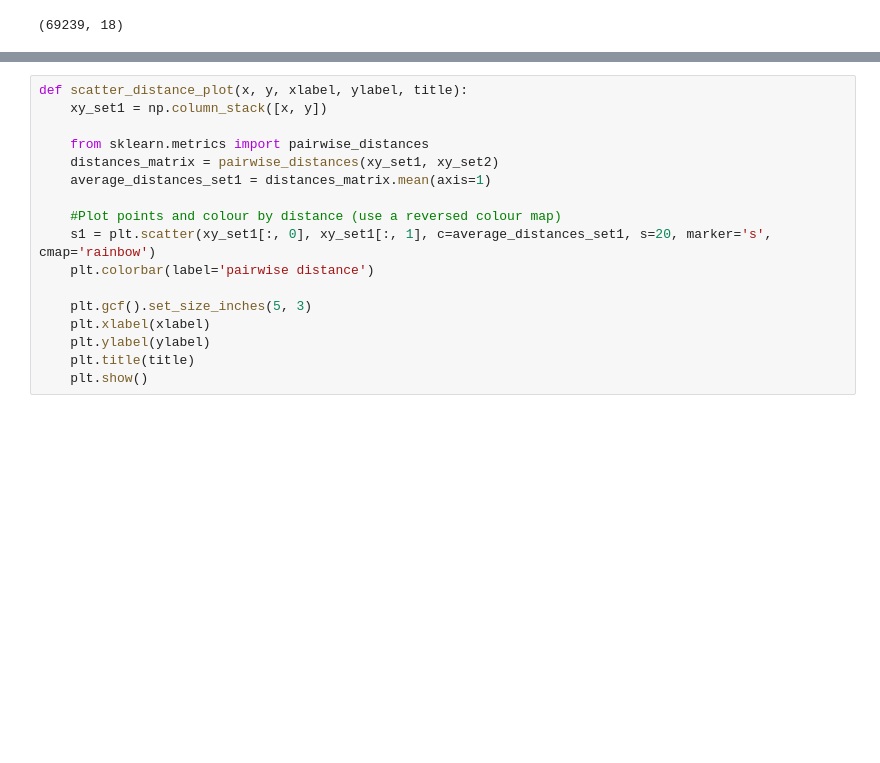
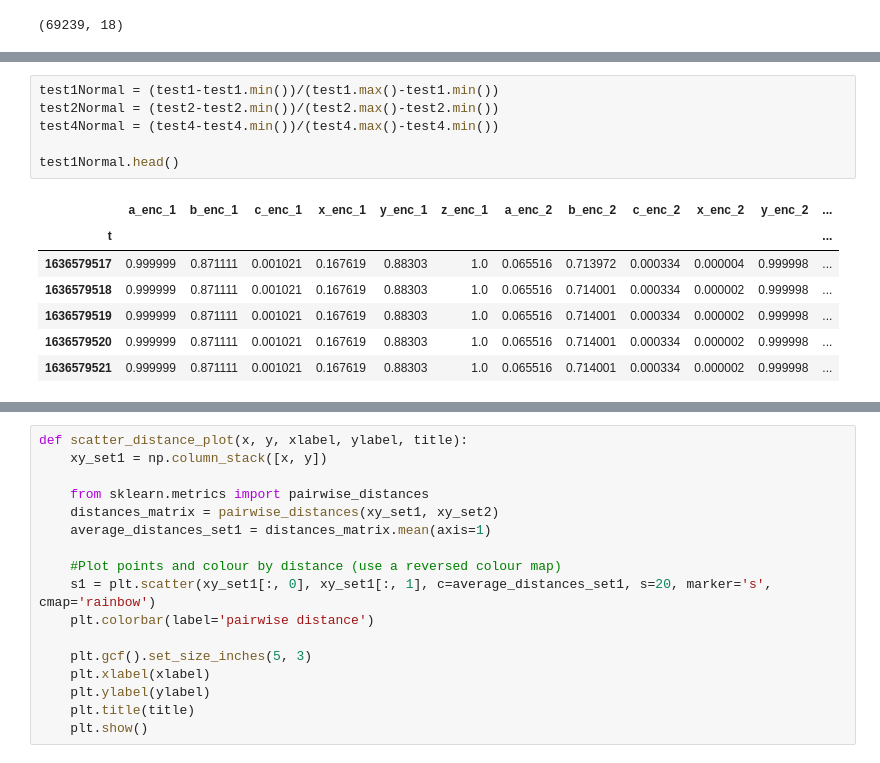
Before and after one commit to vputnam/machine_learning_soln, a Jupyter notebook: Jupyter/DataProcessing.ipynb, the cells around one changed output, grey strips where cells are left out. Drawn from its saved outputs; the diff is of its cells as text; blank space fills up the shorter version.

```diff
--- a/Jupyter/DataProcessing.ipynb
+++ b/Jupyter/DataProcessing.ipynb
@@ -43,0 +52,14 @@ def trisurf_plot(xR1, yR1, zR1, xR2, yR2, zR2, title):
+# %%
+test1Normal = (test1-test1.min())/(test1.max()-test1.min())
+test2Normal = (test2-test2.min())/(test2.max()-test2.min())
+test4Normal = (test4-test4.min())/(test4.max()-test4.min())
+
+test1Normal.head()
+# %% [output]
+|  | a_enc_1 | b_enc_1 | c_enc_1 | x_enc_1 | y_enc_1 | z_enc_1 | a_enc_2 | b_enc_2 | c_enc_2 | x_enc_2 | y_enc_2 | ... |
+| t |  |  |  |  |  |  |  |  |  |  |  | ... |
+| 1636579517 | 0.999999 | 0.871111 | 0.001021 | 0.167619 | 0.88303 | 1.0 | 0.065516 | 0.713972 | 0.000334 | 0.000004 | 0.999998 | ... |
+| 1636579518 | 0.999999 | 0.871111 | 0.001021 | 0.167619 | 0.88303 | 1.0 | 0.065516 | 0.714001 | 0.000334 | 0.000002 | 0.999998 | ... |
+| 1636579519 | 0.999999 | 0.871111 | 0.001021 | 0.167619 | 0.88303 | 1.0 | 0.065516 | 0.714001 | 0.000334 | 0.000002 | 0.999998 | ... |
+| 1636579520 | 0.999999 | 0.871111 | 0.001021 | 0.167619 | 0.88303 | 1.0 | 0.065516 | 0.714001 | 0.000334 | 0.000002 | 0.999998 | ... |
+| 1636579521 | 0.999999 | 0.871111 | 0.001021 | 0.167619 | 0.88303 | 1.0 | 0.065516 | 0.714001 | 0.000334 | 0.000002 | 0.999998 | ... |
```
Also changed, not shown: parts of 11 cells of this notebook, 1 other file.
